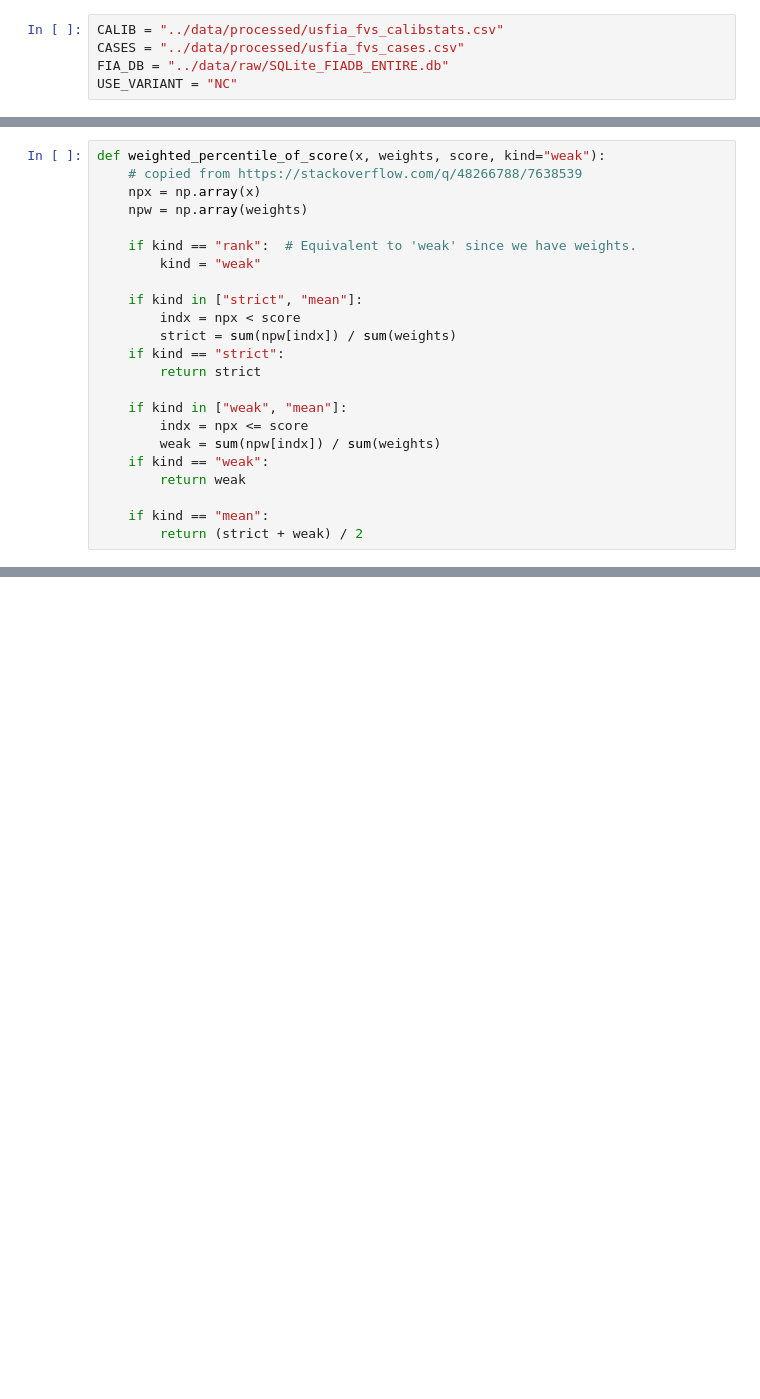
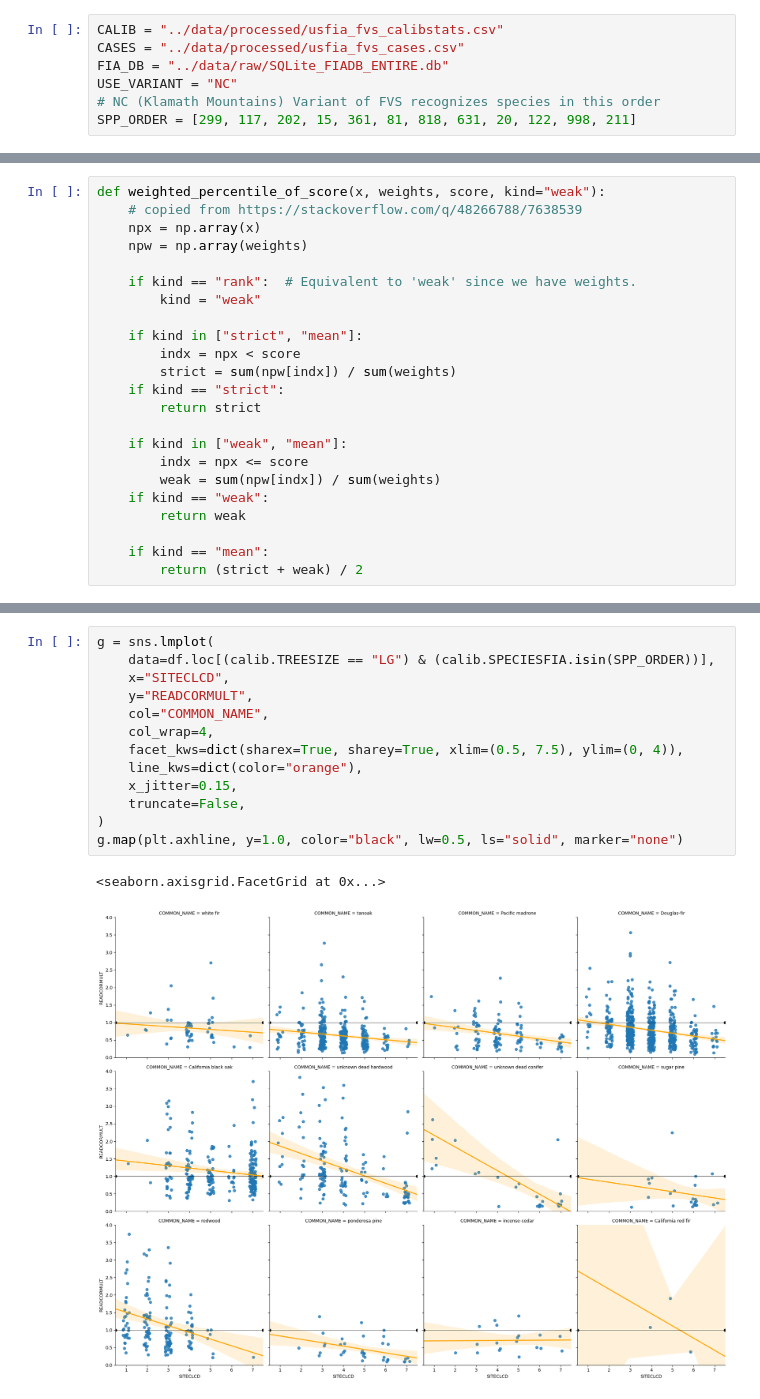
Before and after one commit to Ecotrust/calibrate_fvs, a Jupyter notebook: notebooks/03_Summarizing Multipliers for a Single FVS Variant.ipynb, the cells around one changed output, grey strips where cells are left out. Cells and saved outputs as stored; diff of their text form; blank space fills up the shorter version.

```diff
--- a/notebooks/03_Summarizing Multipliers for a Single FVS Variant.ipynb
+++ b/notebooks/03_Summarizing Multipliers for a Single FVS Variant.ipynb
@@ -8,6 +12,8 @@ CALIB = "../data/processed/usfia_fvs_calibstats.csv"
 CASES = "../data/processed/usfia_fvs_cases.csv"
 FIA_DB = "../data/raw/SQLite_FIADB_ENTIRE.db"
 USE_VARIANT = "NC"
+# NC (Klamath Mountains) Variant of FVS recognizes species in this order
+SPP_ORDER = [299, 117, 202, 15, 361, 81, 818, 631, 20, 122, 998, 211]
 # %%
 cases = pd.read_csv(CASES)
 cases.columns = [col.upper() for col in cases.columns]
@@ -435,0 +323,16 @@ plt.show()
+# %%
+g = sns.lmplot(
+    data=df.loc[(calib.TREESIZE == "LG") & (calib.SPECIESFIA.isin(SPP_ORDER))],
+    x="SITECLCD",
+    y="READCORMULT",
+    col="COMMON_NAME",
+    col_wrap=4,
+    facet_kws=dict(sharex=True, sharey=True, xlim=(0.5, 7.5), ylim=(0, 4)),
+    line_kws=dict(color="orange"),
+    x_jitter=0.15,
+    truncate=False,
+)
+g.map(plt.axhline, y=1.0, color="black", lw=0.5, ls="solid", marker="none")
+# %% [output]
+<seaborn.axisgrid.FacetGrid at 0x...>
+[figure, added]
```
Also changed, not shown: parts of 16 cells of this notebook, 3 other files.
